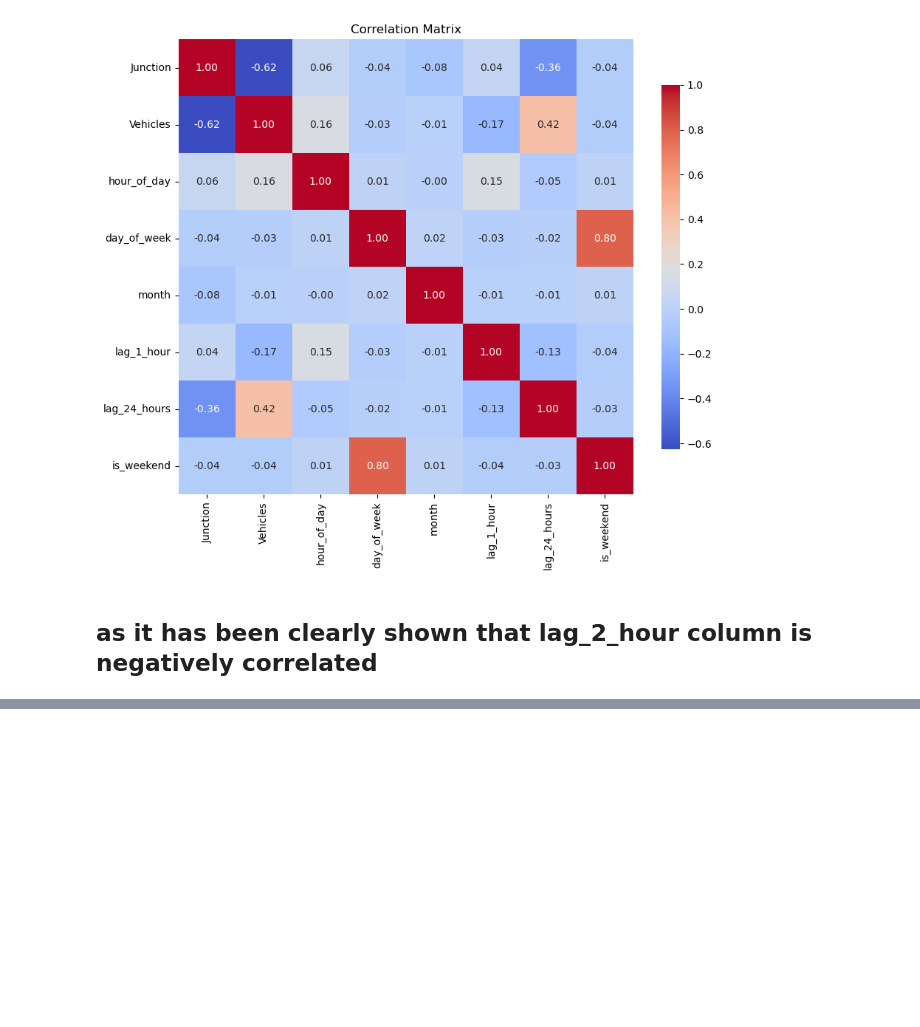
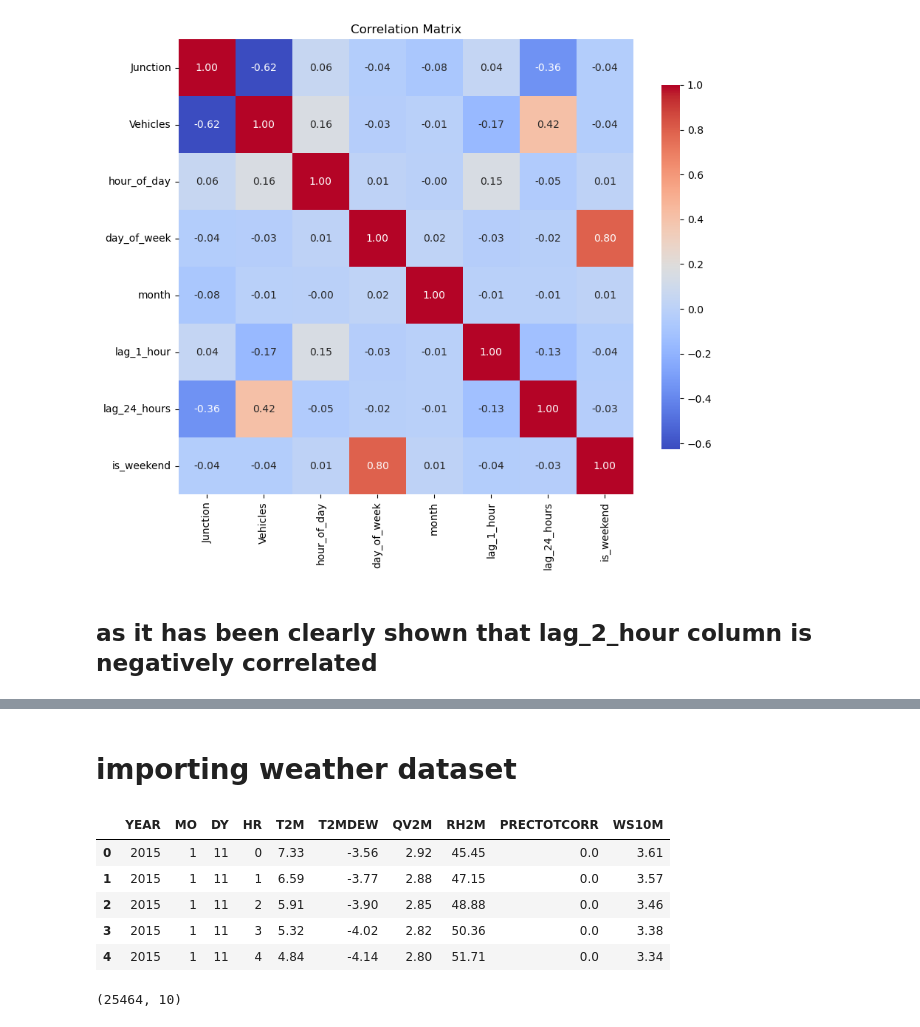
Before and after one commit to SheetalRawat10/Traffic-Congestion-Prediction, a Jupyter notebook: Traffic-Congestion-Prediction.ipynb, the cells around one changed output, grey strips where cells are left out. Saved outputs shown, nothing was run; the diff lists cells and outputs as text; code cells hidden in the pictures; blank space fills up the shorter version.

Commit message:
clean dataset

```diff
--- a/Traffic-Congestion-Prediction.ipynb
+++ b/Traffic-Congestion-Prediction.ipynb
@@ -310,0 +361,17 @@ plt.show()
+# %% [markdown]
+# importing weather dataset
+# %%
+df_weather = pd.read_csv("weather.csv", skiprows=14)
+# %%
+df_weather.head()
+# %% [output]
+|  | YEAR | MO | DY | HR | T2M | T2MDEW | QV2M | RH2M | PRECTOTCORR | WS10M |
+| 0 | 2015 | 1 | 11 | 0 | 7.33 | -3.56 | 2.92 | 45.45 | 0.0 | 3.61 |
+| 1 | 2015 | 1 | 11 | 1 | 6.59 | -3.77 | 2.88 | 47.15 | 0.0 | 3.57 |
+| 2 | 2015 | 1 | 11 | 2 | 5.91 | -3.90 | 2.85 | 48.88 | 0.0 | 3.46 |
+| 3 | 2015 | 1 | 11 | 3 | 5.32 | -4.02 | 2.82 | 50.36 | 0.0 | 3.38 |
+| 4 | 2015 | 1 | 11 | 4 | 4.84 | -4.14 | 2.80 | 51.71 | 0.0 | 3.34 |
+# %%
+df_weather.shape
+# %% [output]
+(25464, 10)
```
Also changed, not shown: parts of 30 cells of this notebook, 5 other files.
